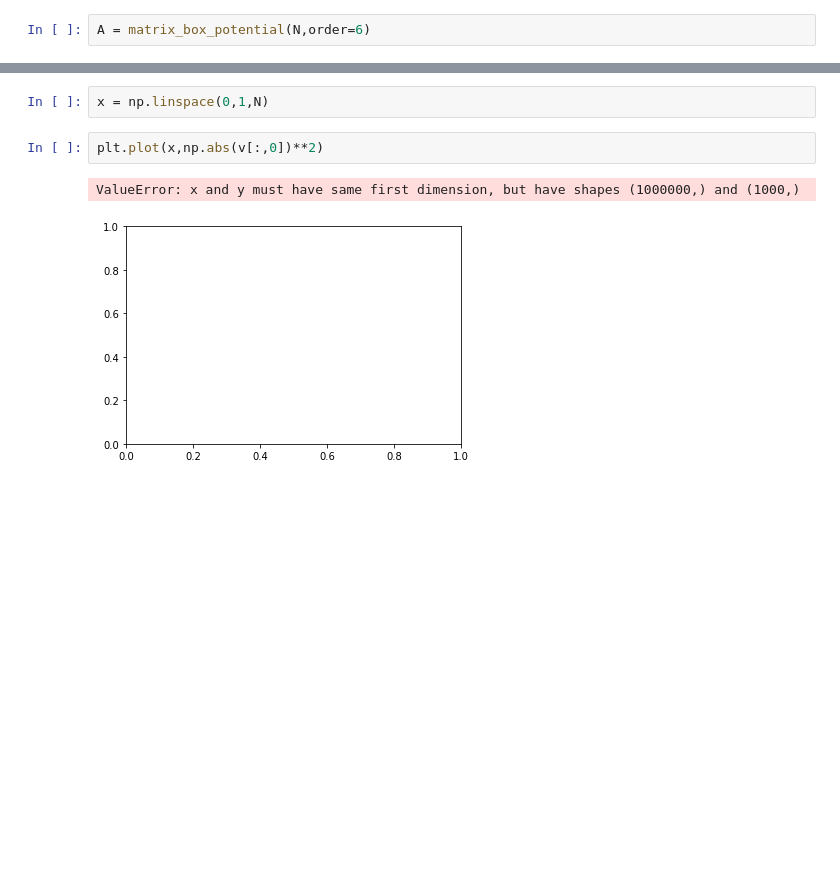
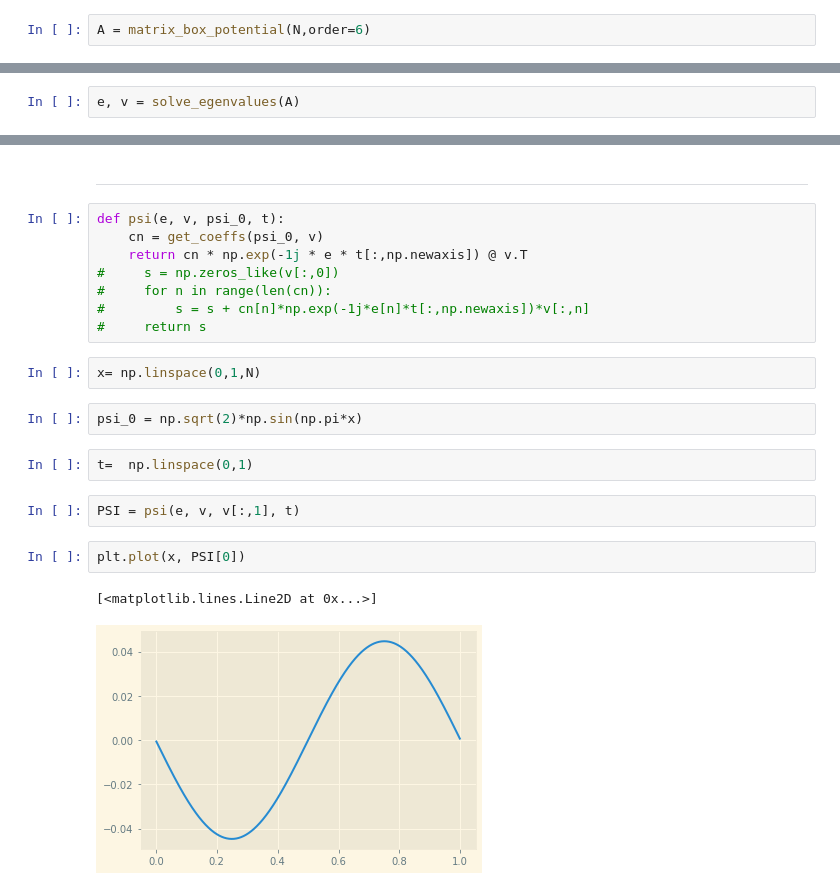
Before and after one commit to kklocker/NumFys, a Jupyter notebook: Assignment_3/Untitled.ipynb, the cells around one changed output, grey strips where cells are left out. Saved outputs shown, nothing was run; the diff lists cells and outputs as text; blank space fills up the shorter version.

```diff
--- a/Assignment_3/Untitled.ipynb
+++ b/Assignment_3/Untitled.ipynb
@@ -30,0 +24,2 @@ KeyboardInterrupt:
+# %%
+e, v = solve_egenvalues(A)
@@ -31,7 +34,23 @@ KeyboardInterrupt:
+# %% [markdown]
+---
+# %%
+def psi(e, v, psi_0, t):
+    cn = get_coeffs(psi_0, v)
+    return cn * np.exp(-1j * e * t[:,np.newaxis]) @ v.T
+#     s = np.zeros_like(v[:,0])
+#     for n in range(len(cn)):
+#         s = s + cn[n]*np.exp(-1j*e[n]*t[:,np.newaxis])*v[:,n]
+#     return s
 # %%
-x = np.linspace(0,1,N)
+x= np.linspace(0,1,N)
+# %%
+psi_0 = np.sqrt(2)*np.sin(np.pi*x)
+# %%
+t=  np.linspace(0,1)
+# %%
+PSI = psi(e, v, v[:,1], t)
 # %%
-plt.plot(x,np.abs(v[:,0])**2)
+plt.plot(x, PSI[0])
 # %% [output]
-ValueError: x and y must have same first dimension, but have shapes (1000000,) and (1000,)
+[<matplotlib.lines.Line2D at 0x...>]
-[figure, old version]
+[figure, new version]
```
Also changed, not shown: parts of 10 cells of this notebook, 3 other files.
